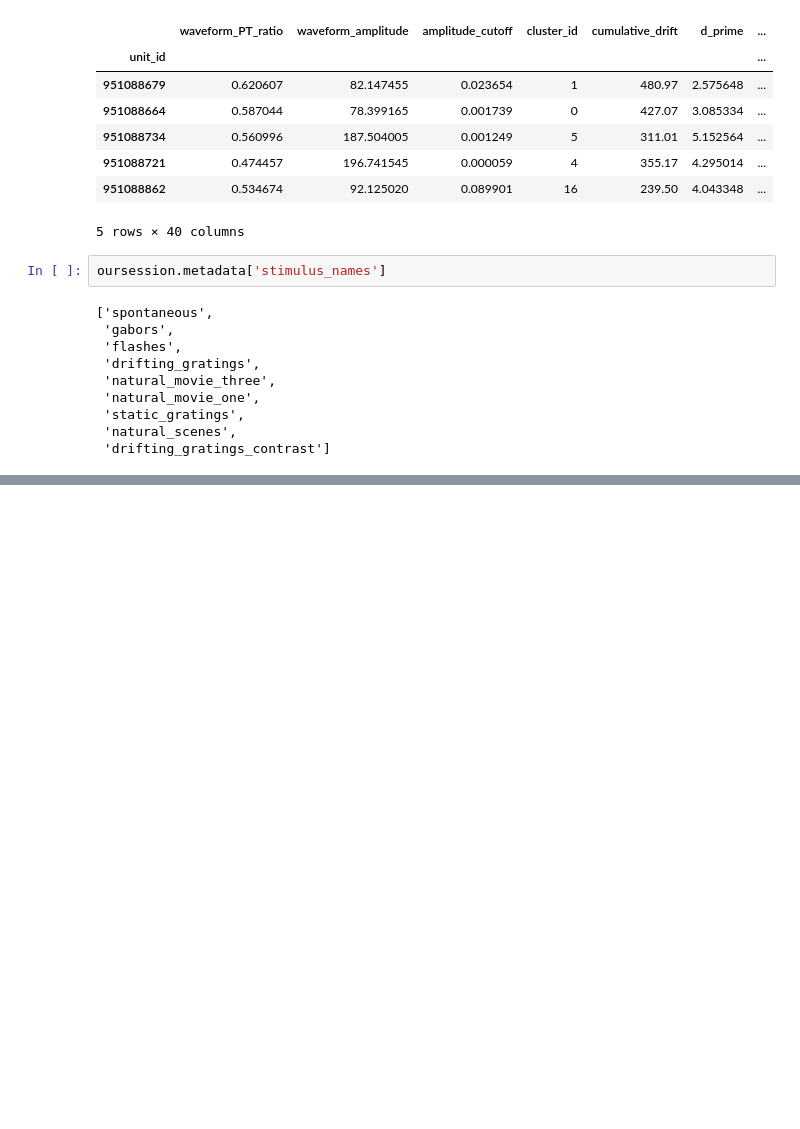
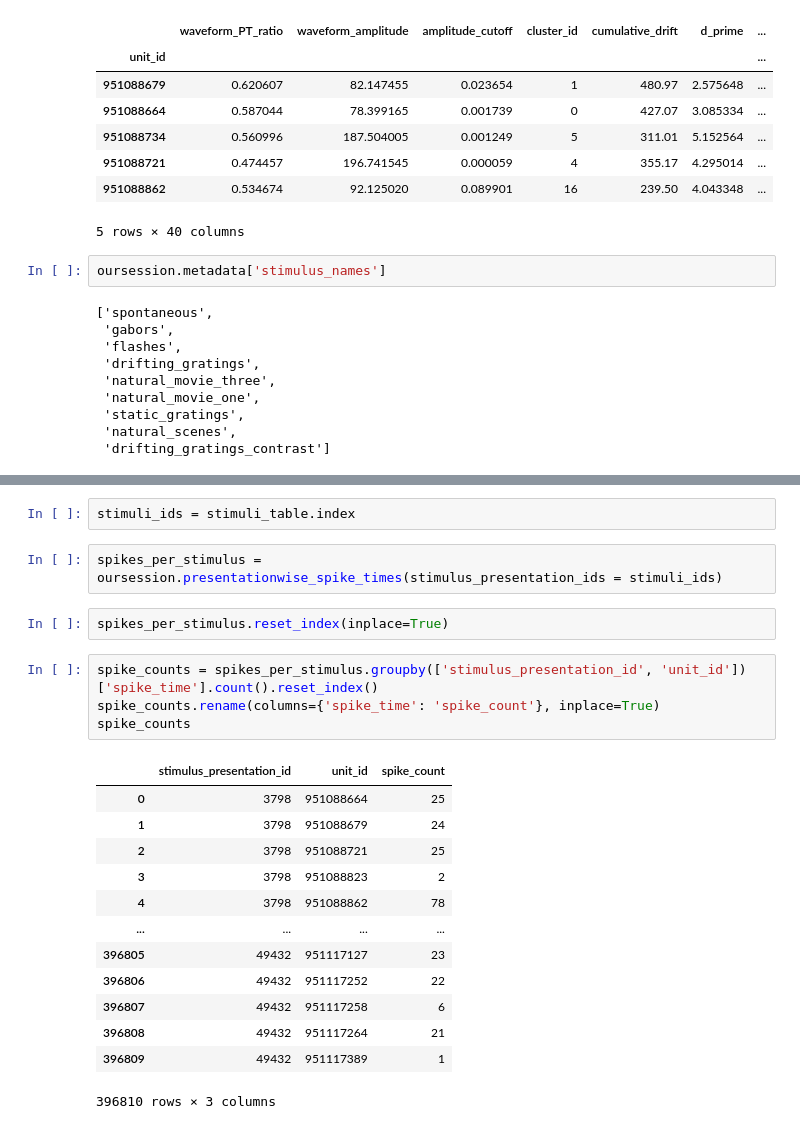
Before and after one commit to FilippoRonzino/mathematical-modelling-for-neuroscience, a Jupyter notebook: import_data.ipynb, the cells around one changed output, grey strips where cells are left out. Saved outputs shown, nothing was run; the diff lists cells and outputs as text; blank space fills up the shorter version.

```diff
--- a/import_data.ipynb
+++ b/import_data.ipynb
@@ -79,0 +81,24 @@ oursession.get_stimulus_table(['drifting_gratings']).head()
+# %%
+stimuli_ids = stimuli_table.index
+# %%
+spikes_per_stimulus = oursession.presentationwise_spike_times(stimulus_presentation_ids = stimuli_ids)
+# %%
+spikes_per_stimulus.reset_index(inplace=True)
+# %%
+spike_counts = spikes_per_stimulus.groupby(['stimulus_presentation_id', 'unit_id'])['spike_time'].count().reset_index()
+spike_counts.rename(columns={'spike_time': 'spike_count'}, inplace=True)
+spike_counts
+# %% [output]
+|  | stimulus_presentation_id | unit_id | spike_count |
+| 0 | 3798 | 951088664 | 25 |
+| 1 | 3798 | 951088679 | 24 |
+| 2 | 3798 | 951088721 | 25 |
+| 3 | 3798 | 951088823 | 2 |
+| 4 | 3798 | 951088862 | 78 |
+| ... | ... | ... | ... |
+| 396805 | 49432 | 951117127 | 23 |
+| 396806 | 49432 | 951117252 | 22 |
+| 396807 | 49432 | 951117258 | 6 |
+| 396808 | 49432 | 951117264 | 21 |
+| 396809 | 49432 | 951117389 | 1 |
+396810 rows × 3 columns
```
Also changed, not shown: parts of 3 cells of this notebook.
